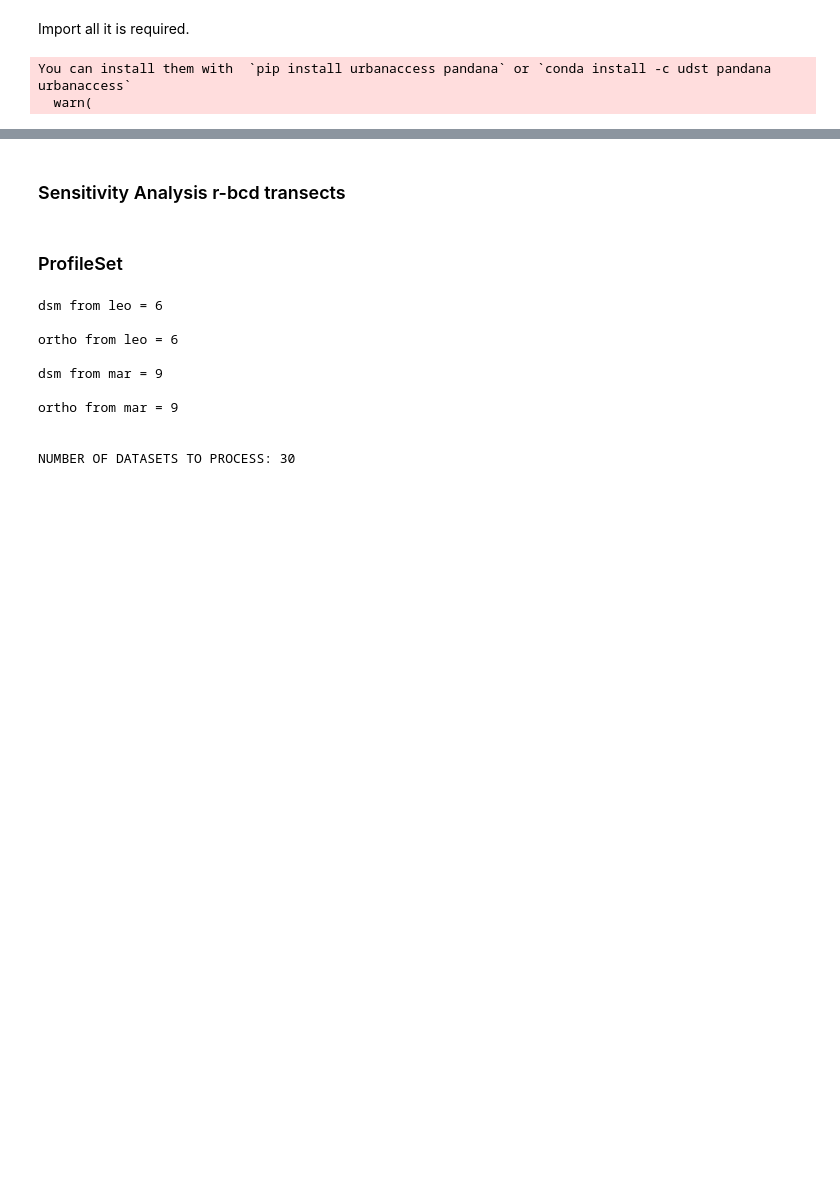
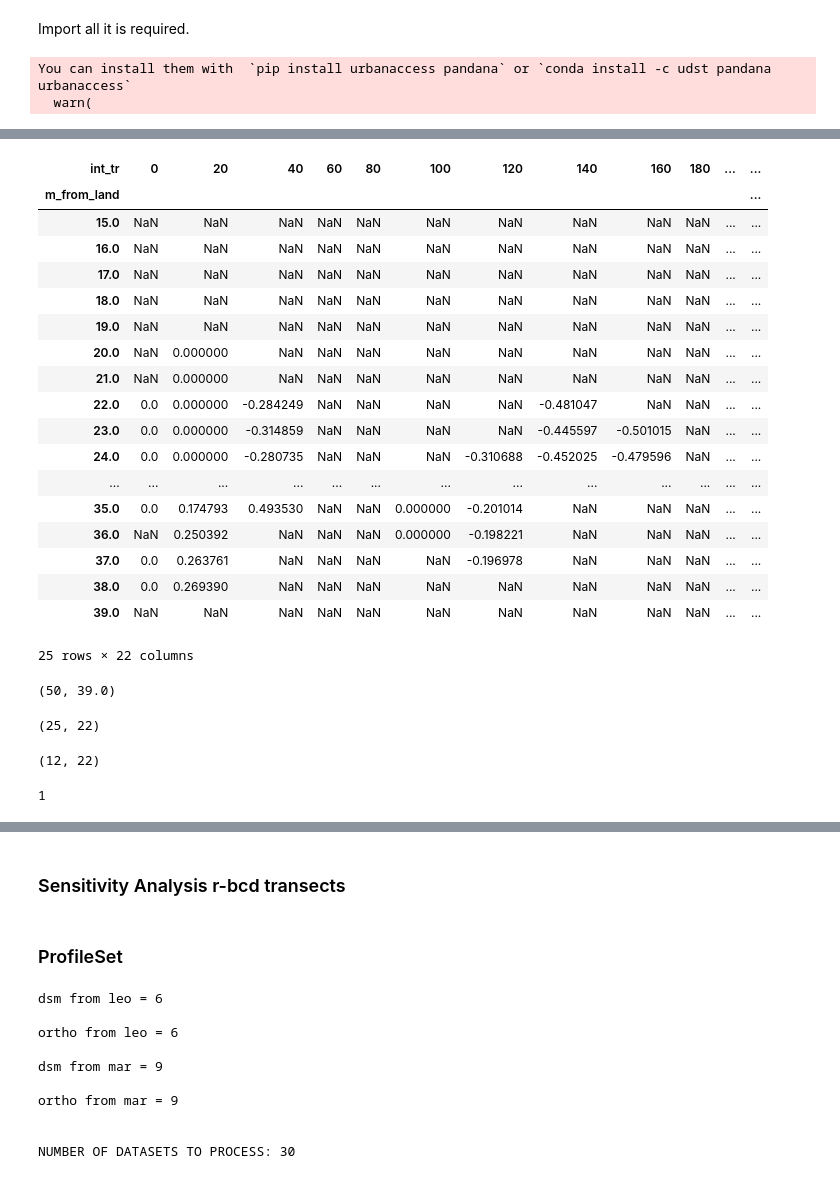
Before and after one commit to npucino/sandpyper, a Jupyter notebook: examples/Example_1_Profile_extraction-CLASS.ipynb, the cells around one changed output, grey strips where cells are left out. Saved outputs shown, nothing was run; the diff lists cells and outputs as text; code cells hidden in the pictures; blank space fills up the shorter version.

```diff
--- a/examples/Example_1_Profile_extraction-CLASS.ipynb
+++ b/examples/Example_1_Profile_extraction-CLASS.ipynb
@@ -70,0 +130,34 @@ D.compute_multitemporal(loc_full={'mar': 'Marengo',
+# %%
+data_in
+# %% [output]
+| int_tr | 0 | 20 | 40 | 60 | 80 | 100 | 120 | 140 | 160 | 180 | ... | ... |
+| m_from_land |  |  |  |  |  |  |  |  |  |  |  | ... |
+| 15.0 | NaN | NaN | NaN | NaN | NaN | NaN | NaN | NaN | NaN | NaN | ... | ... |
+| 16.0 | NaN | NaN | NaN | NaN | NaN | NaN | NaN | NaN | NaN | NaN | ... | ... |
+| 17.0 | NaN | NaN | NaN | NaN | NaN | NaN | NaN | NaN | NaN | NaN | ... | ... |
+| 18.0 | NaN | NaN | NaN | NaN | NaN | NaN | NaN | NaN | NaN | NaN | ... | ... |
+| 19.0 | NaN | NaN | NaN | NaN | NaN | NaN | NaN | NaN | NaN | NaN | ... | ... |
+| 20.0 | NaN | 0.000000 | NaN | NaN | NaN | NaN | NaN | NaN | NaN | NaN | ... | ... |
+| 21.0 | NaN | 0.000000 | NaN | NaN | NaN | NaN | NaN | NaN | NaN | NaN | ... | ... |
+| 22.0 | 0.0 | 0.000000 | -0.284249 | NaN | NaN | NaN | NaN | -0.481047 | NaN | NaN | ... | ... |
+| 23.0 | 0.0 | 0.000000 | -0.314859 | NaN | NaN | NaN | NaN | -0.445597 | -0.501015 | NaN | ... | ... |
+| 24.0 | 0.0 | 0.000000 | -0.280735 | NaN | NaN | NaN | -0.310688 | -0.452025 | -0.479596 | NaN | ... | ... |
+| ... | ... | ... | ... | ... | ... | ... | ... | ... | ... | ... | ... | ... |
+| 35.0 | 0.0 | 0.174793 | 0.493530 | NaN | NaN | 0.000000 | -0.201014 | NaN | NaN | NaN | ... | ... |
+| 36.0 | NaN | 0.250392 | NaN | NaN | NaN | 0.000000 | -0.198221 | NaN | NaN | NaN | ... | ... |
+| 37.0 | 0.0 | 0.263761 | NaN | NaN | NaN | NaN | -0.196978 | NaN | NaN | NaN | ... | ... |
+| 38.0 | 0.0 | 0.269390 | NaN | NaN | NaN | NaN | NaN | NaN | NaN | NaN | ... | ... |
+| 39.0 | NaN | NaN | NaN | NaN | NaN | NaN | NaN | NaN | NaN | NaN | ... | ... |
+25 rows × 22 columns
+# %%
+y_heat_bottom_limit,data_in.index[-1]
+# %% [output]
+(50, 39.0)
+# %%
+data_in.shape
+# %% [output]
+(25, 22)
+# %%
+bottom_fill_array.shape
+# %% [output]
+(12, 22)
@@ -70,0 +257,4 @@ D.compute_multitemporal(loc_full={'mar': 'Marengo',
+# %%
+D.ProfileSet.sampling_step
+# %% [output]
+1
```
Also changed, not shown: parts of 13 cells of this notebook, 2 other files.
